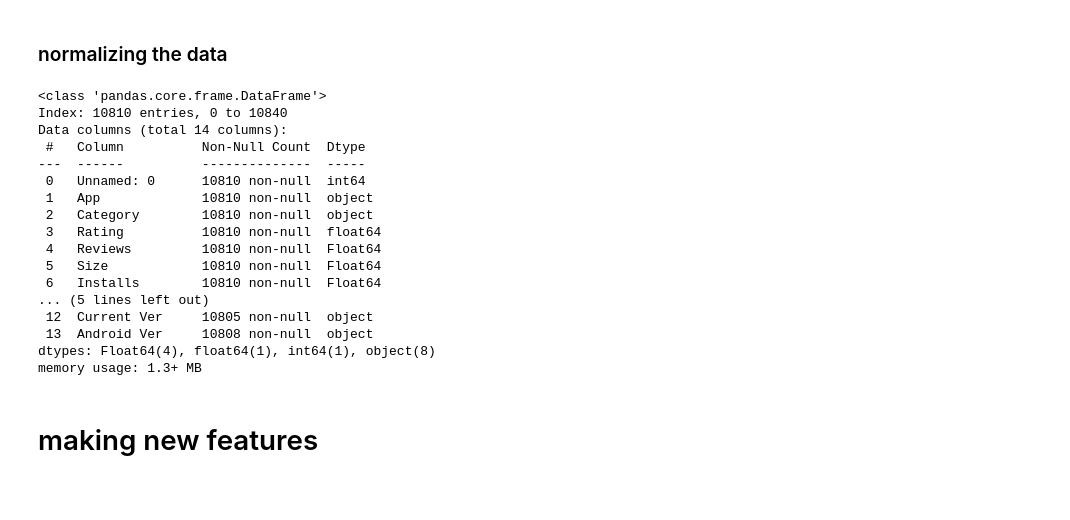
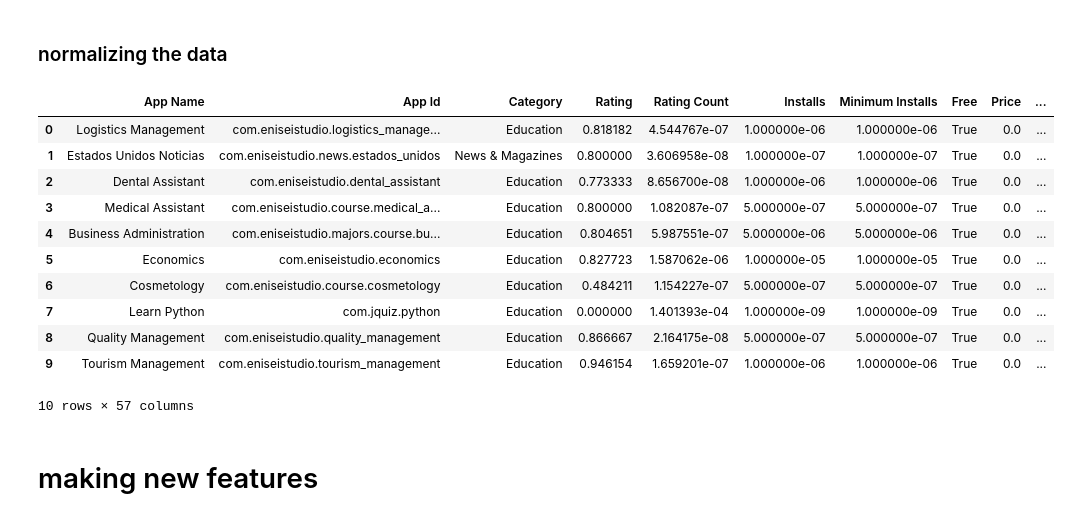
Before and after one commit to mehrdadhadidian/Data-Mining, a Jupyter notebook: data_analysis.ipynb, the cells around one changed output. Cells and saved outputs as stored; diff of their text form; code cells hidden in the pictures; blank space fills up the shorter version.

```diff
--- a/data_analysis.ipynb
+++ b/data_analysis.ipynb
@@ -68,6 +34,18 @@ data1 = change_data_type(data1, [('Size','Float64'),('Installs','Float64'),('Ins
 
 data2 = remove_character(data2 , [('Size','M'), ('Installs','+'),('Installs' , ',')])
 data2 = change_data_type (data2 , [('Size','Float64'),('Reviews','Float64'),('Installs' , 'Float64') , ('Price' ,'Float64' )] )
+# %%
+from datetime import datetime, timedelta
+
+def parse_date(date):
+    try:
+        return pd.to_datetime(date, format='%d-%b-%y')
+    except ValueError:
+        return np.nan
+
+data1['Released'] = data1['Released'].apply(parse_date)
+data1['Last update'] = data1['Last update'].apply(parse_date)
+data2['Last Updated'] = data2['Last Updated'].apply(parse_date)
 # %% [markdown]
 ### removing records with more than X null values
 # %%
@@ -104,7 +82,7 @@ def fill_nulls (data , collumns , fillig_type):
     data[collumns] = data[collumns].fillna(X)
     return data
 
-data1 = fill_nulls(data1 , ['Rating', 'Rating Count', 'Size','Installs'] ,  'mean')
+data1 = fill_nulls(data1 , ['Price', 'Rating Count', 'Size','Installs'] ,  'mean')
 data2 = fill_nulls(data2 , ['Size' ,'Price'] , 'mean')
 # %% [markdown]
 ### using regression to fill null values
@@ -126,40 +104,35 @@ def fill_with_regression(orig_data ,column_to_fill , other_numeric_columns ):
     orig_data[column_to_fill] = data[column_to_fill]
     return orig_data
 
-data1 = fill_with_regression(data1 , 'Price' ,  ['Rating', 'Price','Rating Count', 'Size','Installs'] )
+data1 = fill_with_regression(data1 , 'Rating' ,  ['Rating', 'Price','Rating Count', 'Size','Installs'] )
 data2 = fill_with_regression(data2 , 'Rating' , ['Rating', 'Price','Reviews', 'Size','Installs'] )
 # %% [markdown]
 ## data conversion
 # %% [markdown]
 ### normalizing the data
-# %%
-data2.info()
-# %% [output]
-<class 'pandas.core.frame.DataFrame'>
-Index: 10810 entries, 0 to 10840
-Data columns (total 14 columns):
- #   Column          Non-Null Count  Dtype
----  ------          --------------  -----
- 0   Unnamed: 0      10810 non-null  int64
- 1   App             10810 non-null  object
- 2   Category        10810 non-null  object
- 3   Rating          10810 non-null  float64
- 4   Reviews         10810 non-null  Float64
- 5   Size            10810 non-null  Float64
- 6   Installs        10810 non-null  Float64
-... (5 lines left out)
- 12  Current Ver     10805 non-null  object
- 13  Android Ver     10808 non-null  object
-dtypes: Float64(4), float64(1), int64(1), object(8)
-memory usage: 1.3+ MB
 # %%
 def data_normalizer(data , columns_to_normalize ):
     scaler = MinMaxScaler()
     data[columns_to_normalize] = scaler.fit_transform(data[columns_to_normalize])
     return data
 
-data1 = data_normalizer(data1 , ['Rating', 'Minimum Installs', 'Price','Minimum Installs','Reviews'])
+data1 = data_normalizer(data1 , ['Rating', 'Minimum Installs', 'Price','Minimum Installs','Reviews','Installs','Rating Count'])
 data2 = data_normalizer(data2 , ['Rating', 'Price','Reviews', 'Size','Installs'])
+# %%
+data1.head(10)
+# %% [output]
+|  | App Name | App Id | Category | Rating | Rating Count | Installs | Minimum Installs | Free | Price | ... |
+| 0 | Logistics Management | com.eniseistudio.logistics_manage... | Education | 0.818182 | 4.544767e-07 | 1.000000e-06 | 1.000000e-06 | True | 0.0 | ... |
+| 1 | Estados Unidos Noticias | com.eniseistudio.news.estados_unidos | News & Magazines | 0.800000 | 3.606958e-08 | 1.000000e-07 | 1.000000e-07 | True | 0.0 | ... |
+| 2 | Dental Assistant | com.eniseistudio.dental_assistant | Education | 0.773333 | 8.656700e-08 | 1.000000e-06 | 1.000000e-06 | True | 0.0 | ... |
+| 3 | Medical Assistant | com.eniseistudio.course.medical_a... | Education | 0.800000 | 1.082087e-07 | 5.000000e-07 | 5.000000e-07 | True | 0.0 | ... |
+| 4 | Business Administration | com.eniseistudio.majors.course.bu... | Education | 0.804651 | 5.987551e-07 | 5.000000e-06 | 5.000000e-06 | True | 0.0 | ... |
+| 5 | Economics | com.eniseistudio.economics | Education | 0.827723 | 1.587062e-06 | 1.000000e-05 | 1.000000e-05 | True | 0.0 | ... |
+| 6 | Cosmetology | com.eniseistudio.course.cosmetology | Education | 0.484211 | 1.154227e-07 | 5.000000e-07 | 5.000000e-07 | True | 0.0 | ... |
+| 7 | Learn Python | com.jquiz.python | Education | 0.000000 | 1.401393e-04 | 1.000000e-09 | 1.000000e-09 | True | 0.0 | ... |
+| 8 | Quality Management | com.eniseistudio.quality_management | Education | 0.866667 | 2.164175e-08 | 5.000000e-07 | 5.000000e-07 | True | 0.0 | ... |
+| 9 | Tourism Management | com.eniseistudio.tourism_management | Education | 0.946154 | 1.659201e-07 | 1.000000e-06 | 1.000000e-06 | True | 0.0 | ... |
+10 rows × 57 columns
 # %% [markdown]
 # making new features
 # %%
```
Also changed, not shown: parts of 13 cells of this notebook.
